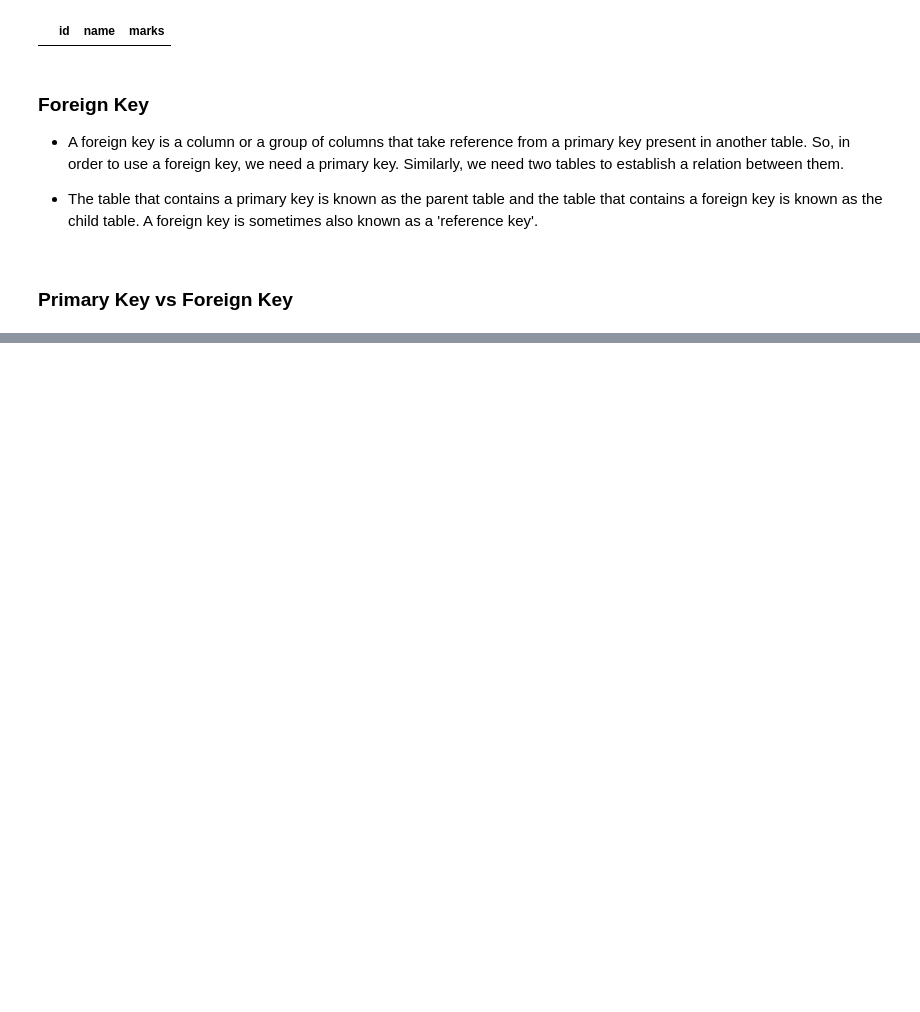
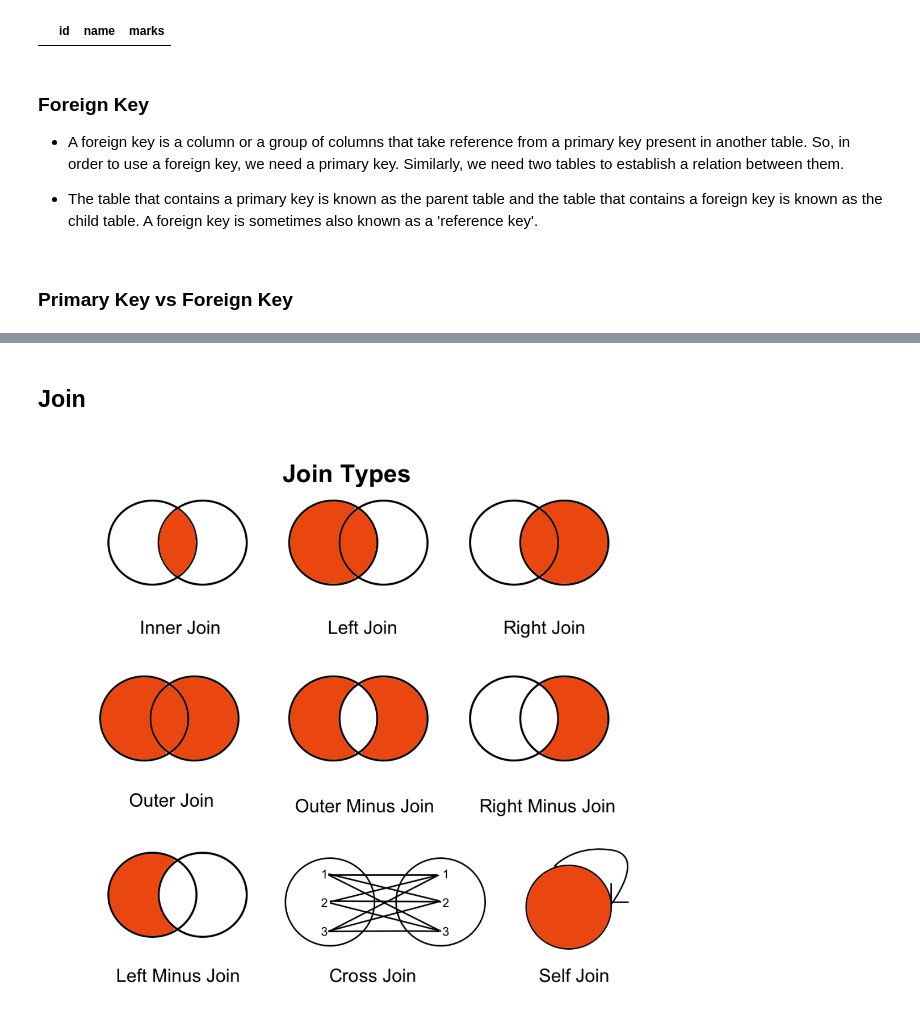
Before and after one commit to ramendrasingla/data-analysis-tutorial, a Jupyter notebook: SQL_Tutorial.ipynb, the cells around one changed output, grey strips where cells are left out. Cells and saved outputs as stored; diff of their text form; code cells hidden in the pictures; blank space fills up the shorter version.

```diff
--- a/SQL_Tutorial.ipynb
+++ b/SQL_Tutorial.ipynb
@@ -576,0 +601,6 @@ Image(filename='/content/drive/MyDrive/Newton School/SQL/primary_vs_foreign.png'
+# %% [markdown]
+## Join
+# %%
+Image(filename='/content/drive/MyDrive/Newton School/joins.png')
+# %% [output]
+[figure, added]
```
Also changed, not shown: parts of 30 cells of this notebook.
